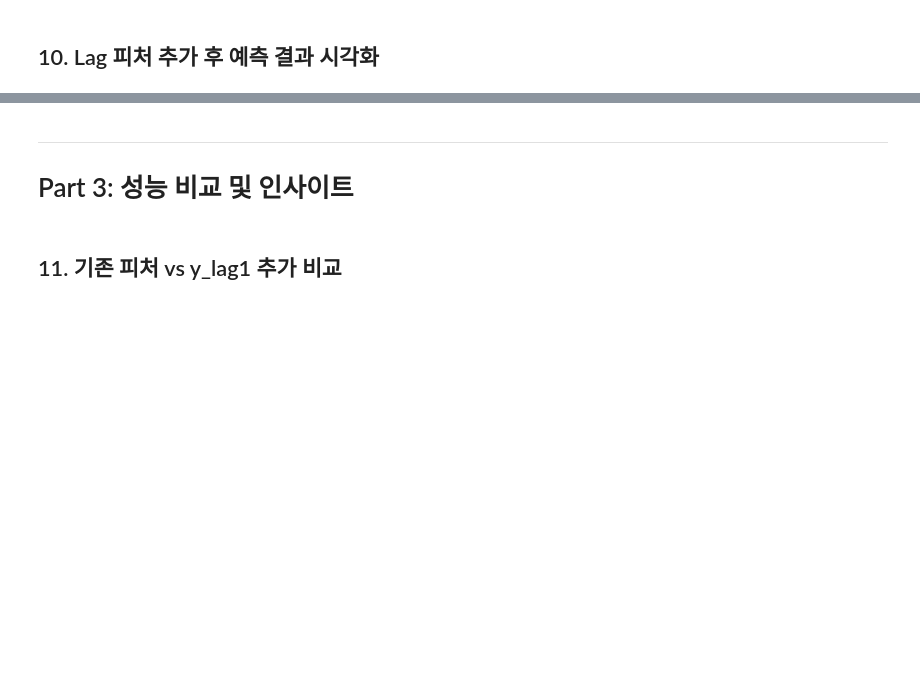
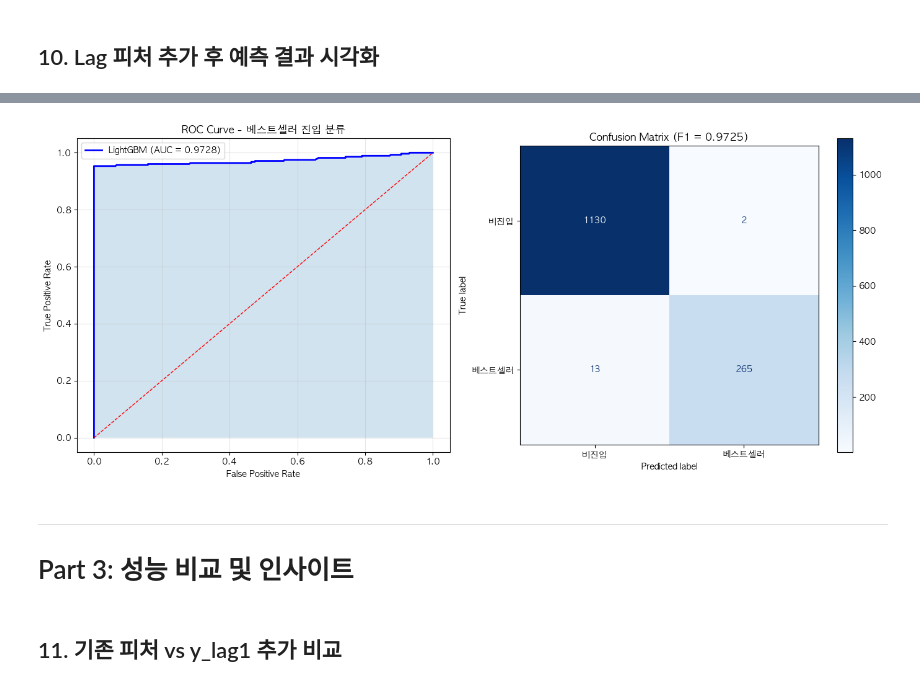
Before and after one commit to kirkminji/book-review-analysis, a Jupyter notebook: analysis/prediction/ml_lag_feature_test_v4.ipynb, the cells around one changed output, grey strips where cells are left out. Cells and saved outputs as stored; diff of their text form; code cells hidden in the pictures; blank space fills up the shorter version.

```diff
--- a/analysis/prediction/ml_lag_feature_test_v4.ipynb
+++ b/analysis/prediction/ml_lag_feature_test_v4.ipynb
@@ -468,35 +892,37 @@ plt.show()
 # %%
-# ROC Curve & Confusion Matrix
+# ROC Curve & Confusion Matrix (선택된 피처 사용)
 clf_lag = lgb.LGBMClassifier(n_estimators=100, class_weight='balanced', random_state=42, verbose=-1)
-clf_lag.fit(X_train_lag, y_train_lag_class)
-y_prob_lag = clf_lag.predict_proba(X_test_lag)[:, 1]
-y_pred_lag_class = clf_lag.predict(X_test_lag)
+clf_lag.fit(X_train_lag_selected, y_train_lag_class)
+y_prob_lag = clf_lag.predict_proba(X_test_lag_selected)[:, 1]
+y_pred_lag_class = clf_lag.predict(X_test_lag_selected)
 
 fig, axes = plt.subplots(1, 2, figsize=(14, 6))
 
 # ROC Curve
 ax1 = axes[0]
 fpr, tpr, _ = roc_curve(y_test_lag_class, y_prob_lag)
 auc_score = roc_auc_score(y_test_lag_class, y_prob_lag)
 ax1.plot(fpr, tpr, 'b-', lw=2, label=f'LightGBM (AUC = {auc_score:.4f})')
 ax1.plot([0, 1], [0, 1], 'r--', lw=1)
 ax1.fill_between(fpr, tpr, alpha=0.2)
 ax1.set_xlabel('False Positive Rate')
 ax1.set_ylabel('True Positive Rate')
 ax1.set_title('ROC Curve - 베스트셀러 진입 분류')
 ax1.legend()
 ax1.grid(True, alpha=0.3)
 
 # Confusion Matrix
 ax2 = axes[1]
 cm = confusion_matrix(y_test_lag_class, y_pred_lag_class)
 disp = ConfusionMatrixDisplay(confusion_matrix=cm, display_labels=['비진입', '베스트셀러'])
 disp.plot(ax=ax2, cmap='Blues', values_format='d')
 ax2.set_title(f'Confusion Matrix (F1 = {f1_score(y_test_lag_class, y_pred_lag_class):.4f})')
 
 plt.tight_layout()
 plt.savefig(f'{IMG_PATH}/07_lag_roc_confusion.png', dpi=150, bbox_inches='tight')
 plt.show()
+# %% [output]
+[figure, added]
 # %% [markdown]
 ---
 # Part 3: 성능 비교 및 인사이트
```
Also changed, not shown: parts of 35 cells of this notebook, 40 other files.
